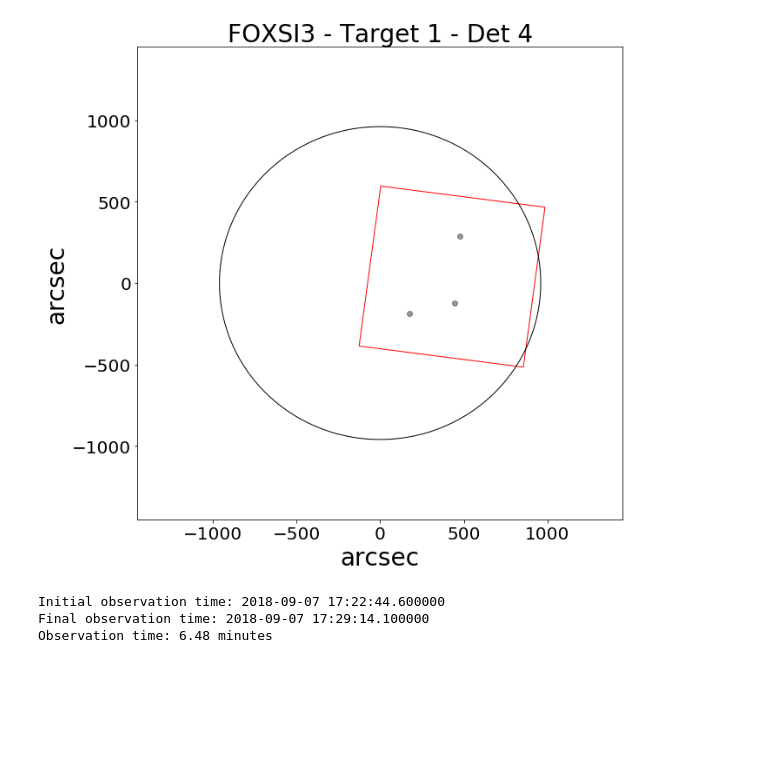
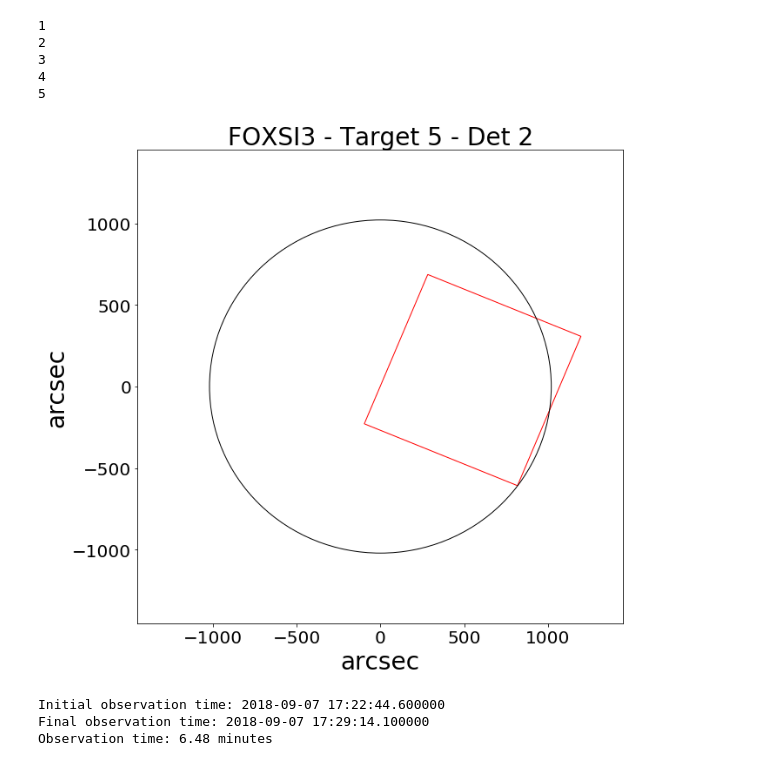
Before and after one commit to pymilo/QuietSunAnalysis, a Jupyter notebook: FOXSI3/FOXSI3-QS-FluxStudy.ipynb, the cells around one changed output. Drawn from its saved outputs; the diff is of its cells as text; code cells hidden in the pictures; blank space fills up the shorter version.

```diff
--- a/FOXSI3/FOXSI3-QS-FluxStudy.ipynb
+++ b/FOXSI3/FOXSI3-QS-FluxStudy.ipynb
@@ -7,6 +7,7 @@ import matplotlib.pyplot as plt
 import matplotlib.patches as patches
 import numpy as np
 import datetime
+import sunpy.coordinates
 
 DataDir = './DataFOXSI3/'
 offset_xy = [0., 0.]
@@ -14,6 +15,8 @@ Dang = [-82.5000, -75.0000, 67.5000, 75.0000, -97.5000, -90.0000, 60.0000]  ## D
 tlaunch = 62460.
 t0 = datetime.datetime(2018,9,7,17,21)
 thr_n = 0.
+Rsun  = sunpy.coordinates.sun.angular_radius(datetime.datetime(2018,9,7,17,21)).value \
+        * (1 + 50000/695700) # This is equivalent to chose a buffer of 50km over the solar photosphere.
 
 Ftarget = {'T1': {'xy':(429.9, 39.5),      'time':(104.6,232.8)},
            'T2': {'xy':(-0.1, 650.7),      'time':(239.9,263.9)},
@@ -70,7 +73,35 @@ def plotdata(FXDX, det, Target):
     my = l/2 * ( np.sqrt(2) * np.sin(np.deg2rad(Dang[det]-135)) + 1)
     rect = patches.Rectangle((Tx-l/2+mx,Ty-l/2+my),990,990,angle=Dang[det],linewidth=1,edgecolor='r',facecolor='none')
     ax.add_patch(rect)
-    solardisk = patches.Circle((0,0),radius= 960,fill=False);ax.add_patch(solardisk)
+    solardisk = patches.Circle((0,0),radius= Rsun,fill=False);ax.add_patch(solardisk)
     plt.show()
-    fig.savefig(f'./F3T{Target}D{det}.pdf',bbox_inches='tight',dpi=300)
+    fig.savefig(f'./images/F3T{Target}D{det}.pdf',bbox_inches='tight',dpi=300)
     plt.close(fig)
+
+
+def plotdata_all(FXDX, det):
+    fig, ax = plt.subplots(figsize=(10,10))
+    # ornaments
+    ax.set_xlim(-1450,1450)
+    ax.set_ylim(-1450,1450)
+    ax.set_xlabel('arcsec',fontsize=28)
+    ax.set_ylabel('arcsec',fontsize=28)
+    ax.tick_params(axis='both', labelsize=20)
+    ax.set_title(f'FOXSI3 - All Targets - Det {det}',fontsize=28)
+    # FOXSI2 Data
+    if len(FXDX['HIT_XY_SOLAR']) != 0:
+        ax.scatter(np.stack(FXDX['HIT_XY_SOLAR']).T[0] + offset_xy[0],
+                   np.stack(FXDX['HIT_XY_SOLAR']).T[1]+ offset_xy[1],
+                   marker='o',color='black',alpha=0.4)
+    # D6 - Si
+    l = 990
+    mx = l/2 * ( np.sqrt(2) * np.sin(np.deg2rad(Dang[det]-45)) + 1)
+    my = l/2 * ( np.sqrt(2) * np.sin(np.deg2rad(Dang[det]-135)) + 1)
+    for Target in range(1,6):
+        Tx, Ty = Ftarget[f'T{Target}']['xy']
+        rect = patches.Rectangle((Tx-l/2+mx,Ty-l/2+my),990,990,angle=Dang[det],linewidth=1,edgecolor='r',facecolor='none')
+        ax.add_patch(rect)
+    solardisk = patches.Circle((0,0),radius= Rsun,fill=False);ax.add_patch(solardisk)
+    plt.show()
+    fig.savefig(f'./images/F3D{det}_all.pdf',bbox_inches='tight',dpi=300)
+    plt.close(fig)
@@ -77,21 +122,30 @@ def plotdata(FXDX, det, Target):
+# %%
+for Target in range(1,6):
+    print(Target)
+# %% [output]
+1
+2
+3
+4
+5
 # %%
 # Defining TARGET:
-Target = 1
+Target = 5
 
 Trange = np.array(Ftarget[f'T{Target}']['time']) + tlaunch # Defining times:
 Erange = [5, 10] # Defining Energy range
 #Erange = [3, 25] # Defining Energy range
 
 # Loading FOXSI3 Data - ONLY GOOD DATA - :
 # 10-shell
 F3D0 = Good_Data('data_lvl2_d0.sav',Erange,Trange)
 F3D4 = Good_Data('data_lvl2_d4.sav',Erange,Trange)
 # 7-shell
 F3D2 = Good_Data('data_lvl2_d2.sav',Erange,Trange)
 
-plotdata(F3D4, 4, Target)
+plotdata(F3D2, 2, Target)
 # %% [output]
-[figure, old version]
+[figure, new version]
 # %%
 t_i = t0 + datetime.timedelta(seconds=(Ftarget['T1']['time'][0]))
 t_f = t0 + datetime.timedelta(seconds=(Ftarget['T5']['time'][1]))
```
Also changed, not shown: parts of 3 cells of this notebook, 29 other files.
